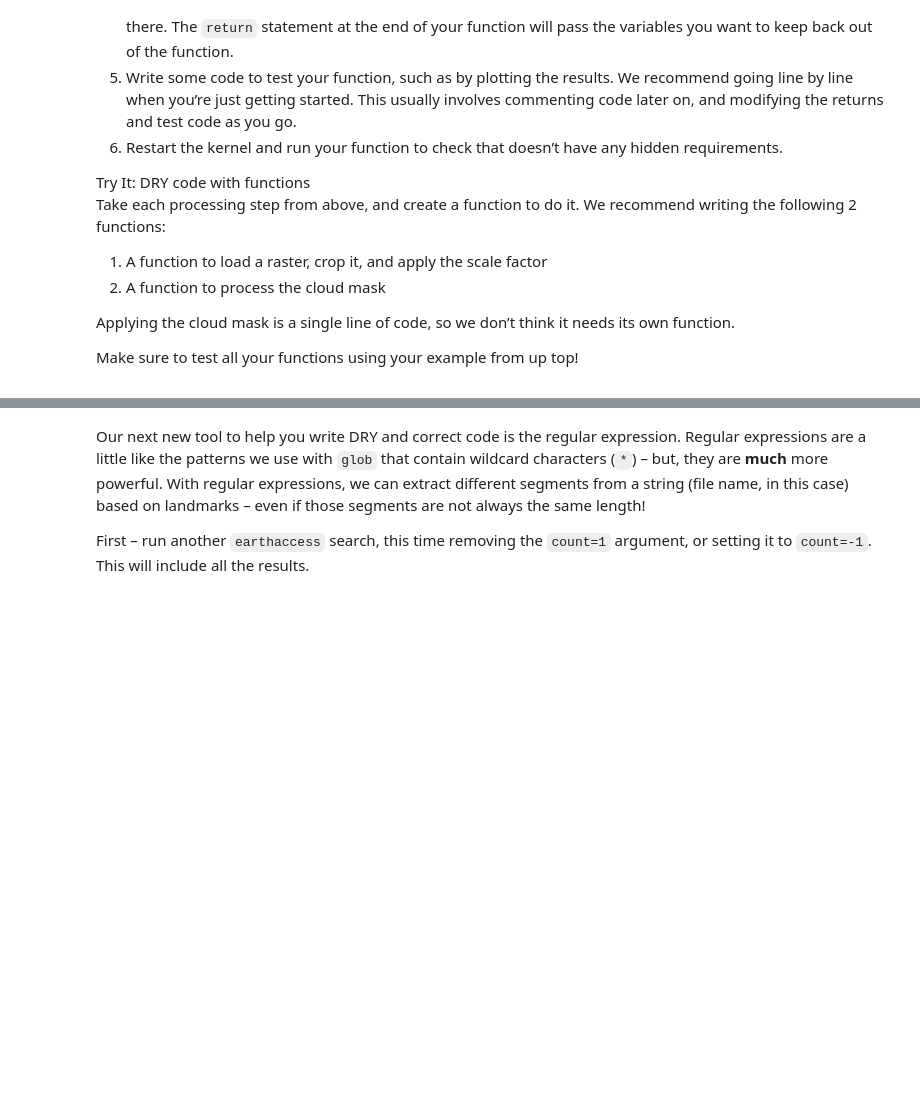
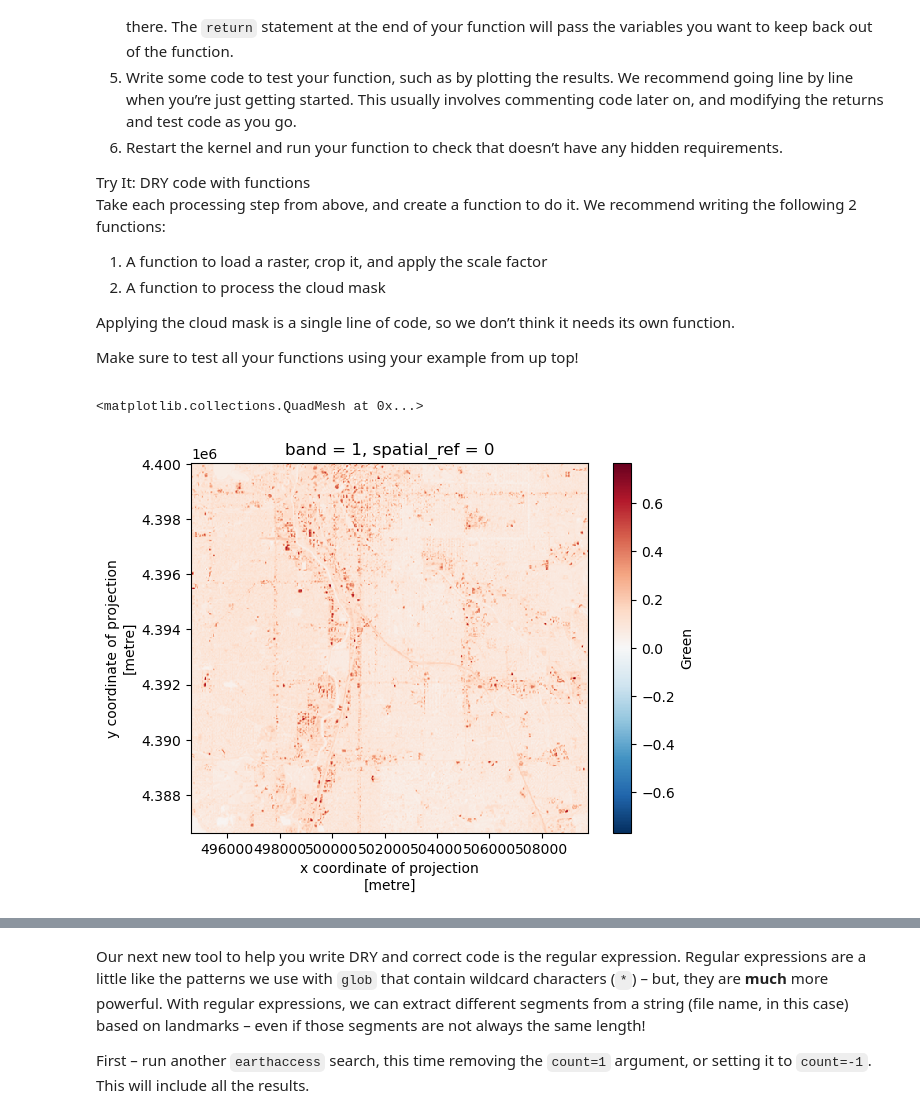
Before and after one commit to earthlab-education/fundamentals-04-redlining-byandell, a Jupyter notebook: notebooks/redlining-92-bulk-download.ipynb, the cells around one changed output, grey strips where cells are left out. Drawn from its saved outputs; the diff is of its cells as text; code cells hidden in the pictures; blank space fills up the shorter version.

```diff
--- a/notebooks/redlining-92-bulk-download.ipynb
+++ b/notebooks/redlining-92-bulk-download.ipynb
@@ -43,6 +43,16 @@ this in mind if you get errors later!</p></div></div>
 #     count=1
 # )
 # denver_files = earthaccess.open(denver_results)
+# %%
+# Search earthaccess
+earthaccess.login(strategy="interactive", persist=True)
+denver_results = earthaccess.search_data(
+    short_name="HLSL30",
+    bounding_box=tuple(denver_redlining_gdf.total_bounds),
+    temporal=("2023-07-12", "2023-07-13"),
+    count=1
+)
+denver_files = earthaccess.open(denver_results)
 # %% [markdown]
 ## Putting it all together
 
@@ -132,6 +142,11 @@ def process_image(uri, bounds_gdf):
     return cropped_da
 
 # process_image(denver_files[8], denver_redlining_gdf).plot()
+# %%
+process_image(denver_files[8], denver_redlining_gdf).plot()
+# %% [output]
+<matplotlib.collections.QuadMesh at 0x...>
+[figure, added]
 # %%
 def process_cloud_mask(cloud_uri, bounds_gdf, bits_to_mask):
     """
```
Also changed, not shown: parts of 2 cells of this notebook, 2 other files.
